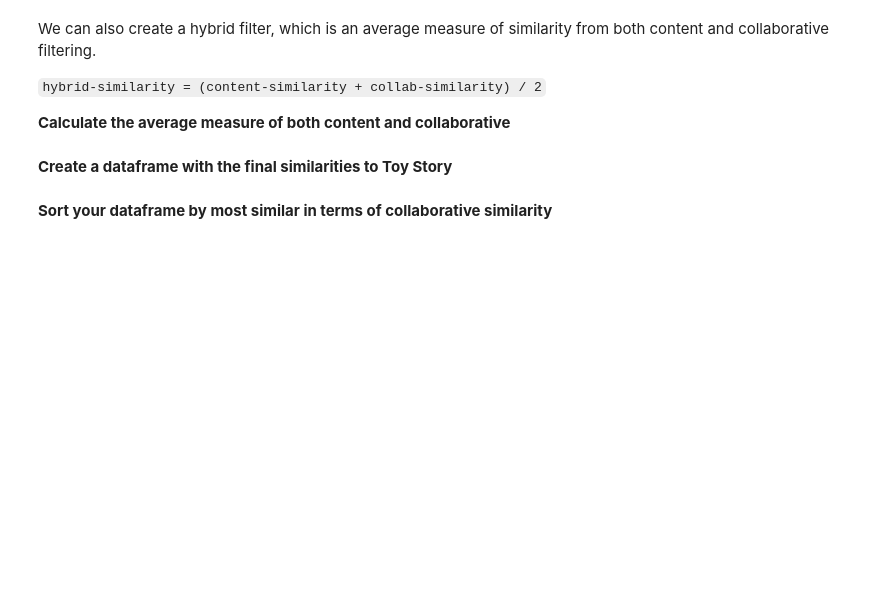
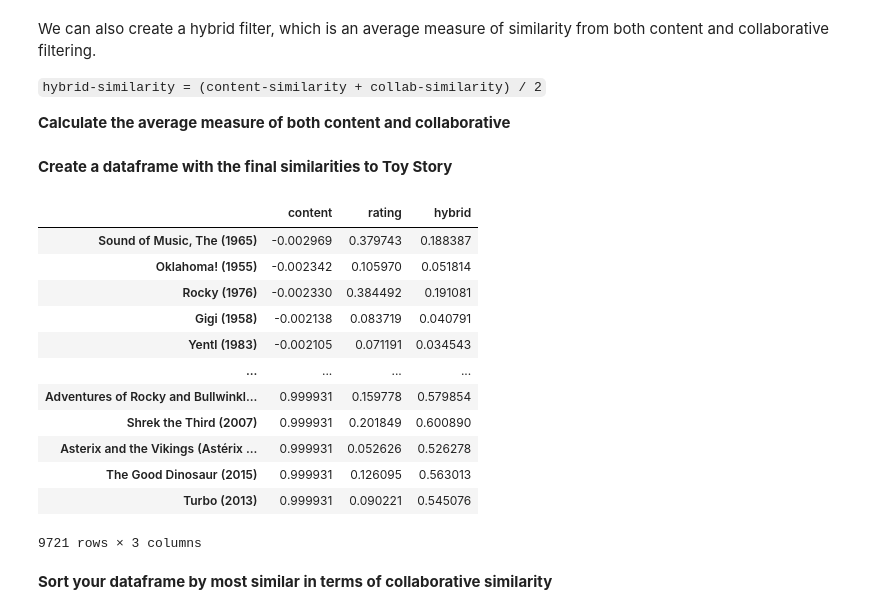
Before and after one commit to modiem/Movie-Recommendation, a Jupyter notebook: recommender-system.ipynb, the cells around one changed output. Drawn from its saved outputs; the diff is of its cells as text; code cells hidden in the pictures; blank space fills up the shorter version.

```diff
--- a/recommender-system.ipynb
+++ b/recommender-system.ipynb
@@ -216,6 +231,22 @@ __Create a dataframe with the final similarities to Toy Story__
 recommendation_df=pd.DataFrame({"content": sim1,
               "rating": sim2,
               "hybrid": hybrid}, index= merged_df.title.tolist())
+# %%
+recommendation_df[~recommendation_df.index.isin(["Grumpier Old Men (1995)", "Toy Story (1995)", "Jumanji (1995)"])].sort_values(by="content")
+# %% [output]
+|  | content | rating | hybrid |
+| Sound of Music, The (1965) | -0.002969 | 0.379743 | 0.188387 |
+| Oklahoma! (1955) | -0.002342 | 0.105970 | 0.051814 |
+| Rocky (1976) | -0.002330 | 0.384492 | 0.191081 |
+| Gigi (1958) | -0.002138 | 0.083719 | 0.040791 |
+| Yentl (1983) | -0.002105 | 0.071191 | 0.034543 |
+| ... | ... | ... | ... |
+| Adventures of Rocky and Bullwinkl... | 0.999931 | 0.159778 | 0.579854 |
+| Shrek the Third (2007) | 0.999931 | 0.201849 | 0.600890 |
+| Asterix and the Vikings (Astérix ... | 0.999931 | 0.052626 | 0.526278 |
+| The Good Dinosaur (2015) | 0.999931 | 0.126095 | 0.563013 |
+| Turbo (2013) | 0.999931 | 0.090221 | 0.545076 |
+9721 rows × 3 columns
 # %% [markdown]
 __Sort your dataframe by most similar in terms of collaborative similarity__
 # %% [markdown]
```
Also changed, not shown: parts of 4 cells of this notebook, 6 other files.
